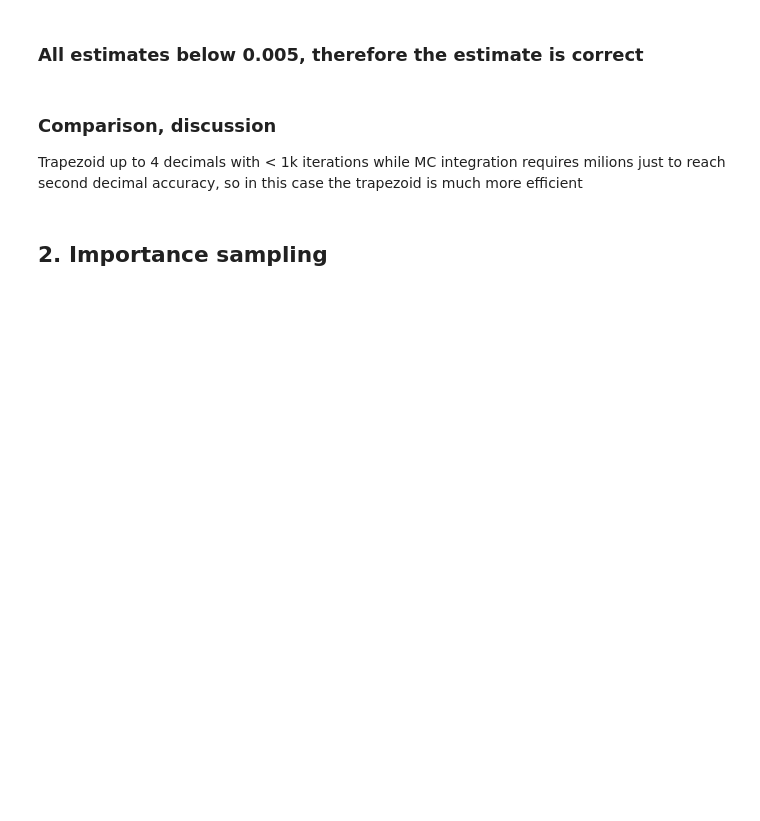
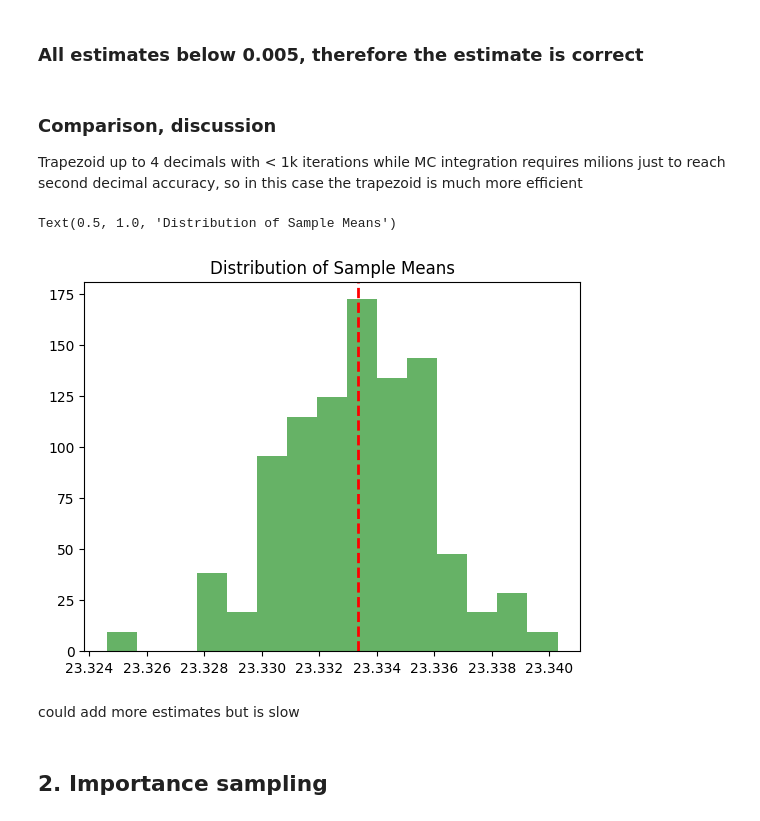
Before and after one commit to strojanski/Mat-II, a Jupyter notebook: hw3 - MCMC/main.ipynb, the cells around one changed output. Drawn from its saved outputs; the diff is of its cells as text; code cells hidden in the pictures; blank space fills up the shorter version.

```diff
--- a/hw3 - MCMC/main.ipynb
+++ b/hw3 - MCMC/main.ipynb
@@ -114,6 +124,15 @@ Estimate: 23.333718, Std Dev: 0.002523, Error: 0.000384
 # %% [markdown]
 ### Comparison, discussion
 Trapezoid up to 4 decimals with < 1k iterations while MC integration requires milions just to reach second decimal accuracy, so in this case the trapezoid is much more efficient
+# %%
+plt.hist(means, bins=15, density=True, alpha=0.6, color='g', label='Sample Means')
+plt.axvline(E_X, color='r', linestyle='dashed', linewidth=2, label='True Mean')
+plt.title('Distribution of Sample Means')
+# %% [output]
+Text(0.5, 1.0, 'Distribution of Sample Means')
+[figure, added]
+# %% [markdown]
+could add more estimates but is slow
 # %% [markdown]
 ## 2. Importance sampling
 # %%
```
Also changed, not shown: parts of 21 cells of this notebook, 5 other files.
